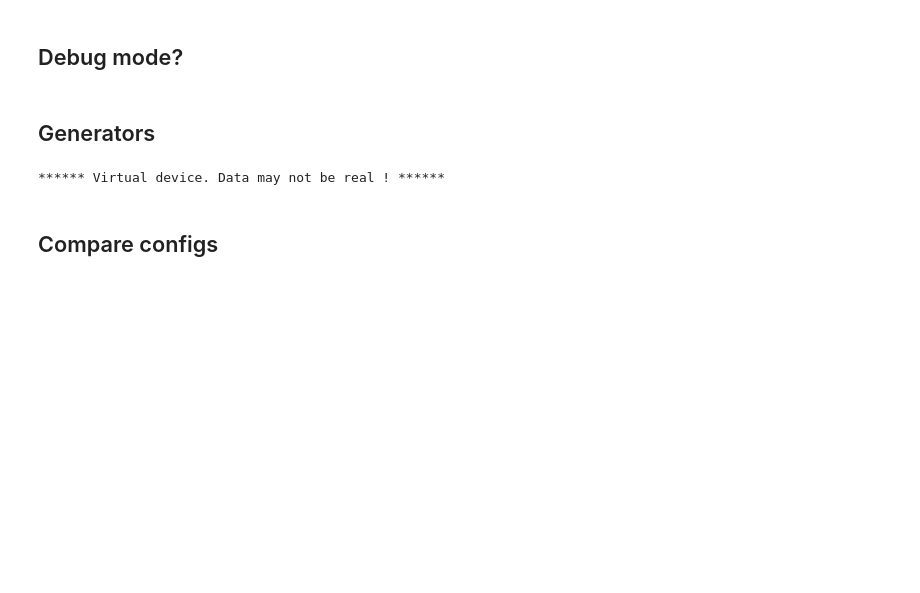
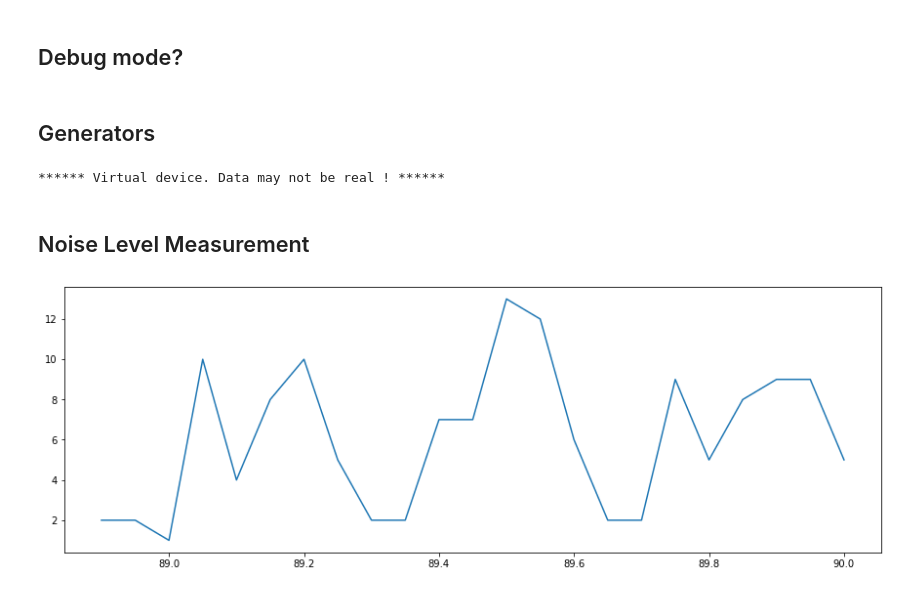
Before and after one commit to Wei1234c/FM_Transceivers, a Jupyter notebook: notebooks/Functional test/RDA5820 Functional Test.ipynb, the cells around one changed output. Drawn from its saved outputs; the diff is of its cells as text; code cells hidden in the pictures; blank space fills up the shorter version.

```diff
--- a/notebooks/Functional test/RDA5820 Functional Test.ipynb
+++ b/notebooks/Functional test/RDA5820 Functional Test.ipynb
@@ -76,3 +77,13 @@ rda = RDA5820(bus, freq = 97.7e6, work_mode = 'FM_Receiver', tx_power_dBm = 3)
 initial_registers_values = rda.registers_values
-# %% [markdown]
-## Compare configs
+# %% [markdown]
+## Noise Level Measurement
+# %%
+plt.figure(figsize = (15, 5))
+
+noise_levels = rda.receiver.scan_noise_levels(freq_start = 88.9e6, freq_end = 90e6, wait_seconds = 0.3)
+# noise_levels = rda.receiver.scan_noise_levels()
+nl = np.array(noise_levels).T
+plt.plot(nl[0] / 1e6, nl[1]);
+# plt.bar(nl[0] / 1e6, nl[1], orientation = 'vertical');
+# %% [output]
+[figure, added]
```
Also changed, not shown: parts of 72 cells of this notebook, 23 other files.
